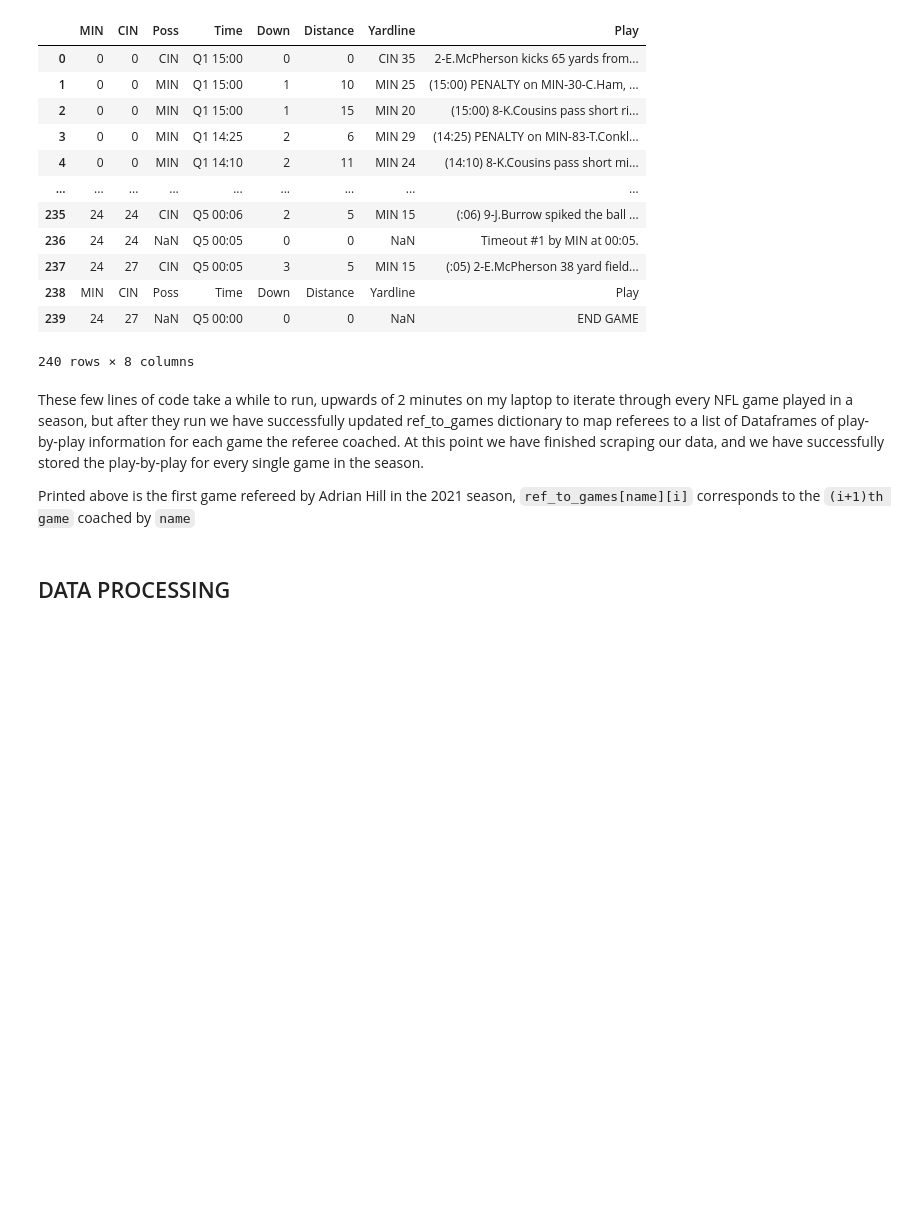
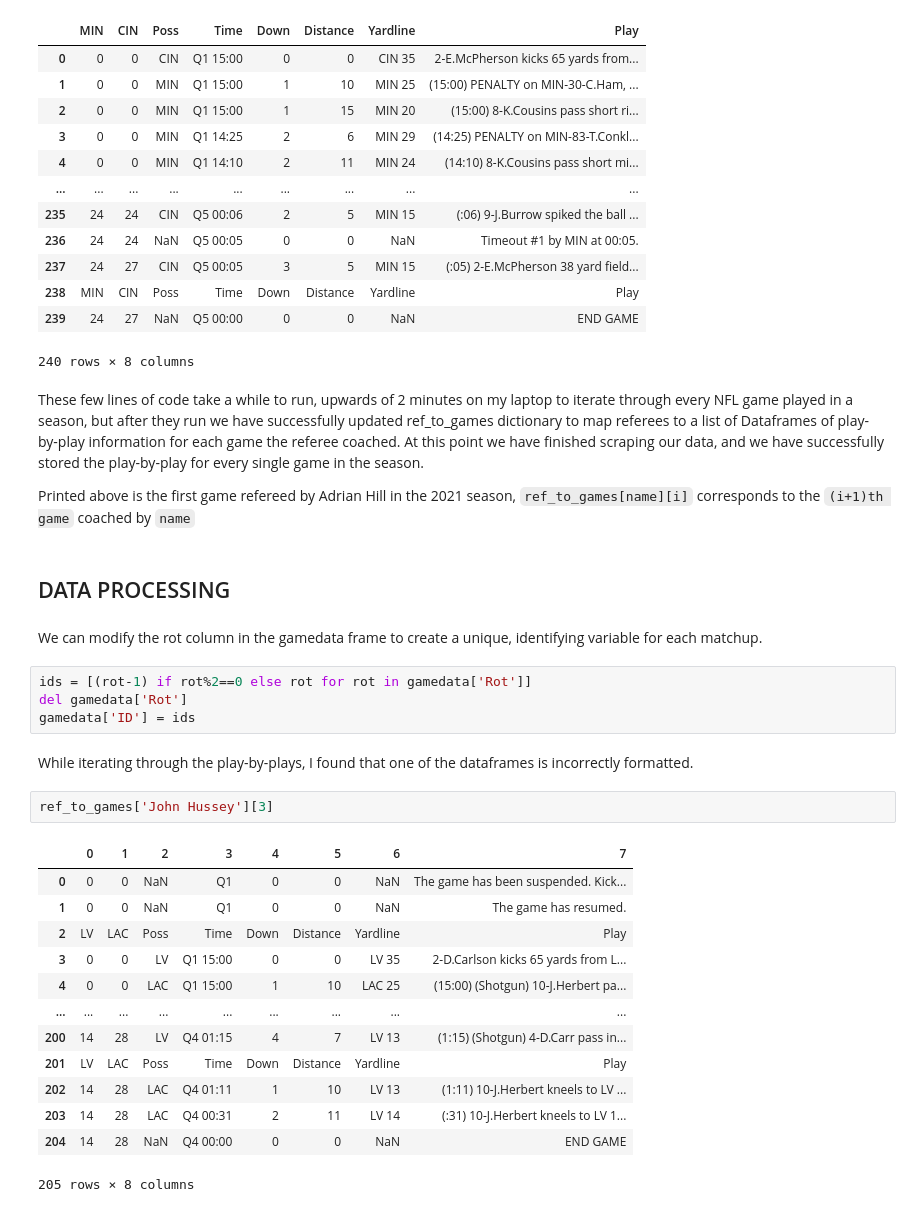
Before and after one commit to zmolz/penalties, a Jupyter notebook: index.ipynb, the cells around one changed output. Drawn from its saved outputs; the diff is of its cells as text; blank space fills up the shorter version.

````diff
--- a/index.ipynb
+++ b/index.ipynb
@@ -127,3 +143,27 @@ These few lines of code take a while to run, upwards of 2 minutes on my laptop t
 Printed above is the first game refereed by Adrian Hill in the 2021 season, ```ref_to_games[name][i]``` corresponds to the ```(i+1)th game``` coached by ```name```
 # %% [markdown]
 ## DATA PROCESSING
+# %% [markdown]
+We can modify the rot column in the gamedata frame to create a unique, identifying variable for each matchup.
+# %%
+ids = [(rot-1) if rot%2==0 else rot for rot in gamedata['Rot']]
+del gamedata['Rot']
+gamedata['ID'] = ids
+# %% [markdown]
+While iterating through the play-by-plays, I found that one of the dataframes is incorrectly formatted.
+# %%
+ref_to_games['John Hussey'][3]
+# %% [output]
+|  | 0 | 1 | 2 | 3 | 4 | 5 | 6 | 7 |
+| 0 | 0 | 0 | NaN | Q1 | 0 | 0 | NaN | The game has been suspended. Kick... |
+| 1 | 0 | 0 | NaN | Q1 | 0 | 0 | NaN | The game has resumed. |
+| 2 | LV | LAC | Poss | Time | Down | Distance | Yardline | Play |
+| 3 | 0 | 0 | LV | Q1 15:00 | 0 | 0 | LV 35 | 2-D.Carlson kicks 65 yards from L... |
+| 4 | 0 | 0 | LAC | Q1 15:00 | 1 | 10 | LAC 25 | (15:00) (Shotgun) 10-J.Herbert pa... |
+| ... | ... | ... | ... | ... | ... | ... | ... | ... |
+| 200 | 14 | 28 | LV | Q4 01:15 | 4 | 7 | LV 13 | (1:15) (Shotgun) 4-D.Carr pass in... |
+| 201 | LV | LAC | Poss | Time | Down | Distance | Yardline | Play |
+| 202 | 14 | 28 | LAC | Q4 01:11 | 1 | 10 | LV 13 | (1:11) 10-J.Herbert kneels to LV ... |
+| 203 | 14 | 28 | LAC | Q4 00:31 | 2 | 11 | LV 14 | (:31) 10-J.Herbert kneels to LV 1... |
+| 204 | 14 | 28 | NaN | Q4 00:00 | 0 | 0 | NaN | END GAME |
+205 rows × 8 columns
````
Also changed, not shown: parts of 12 cells of this notebook.
